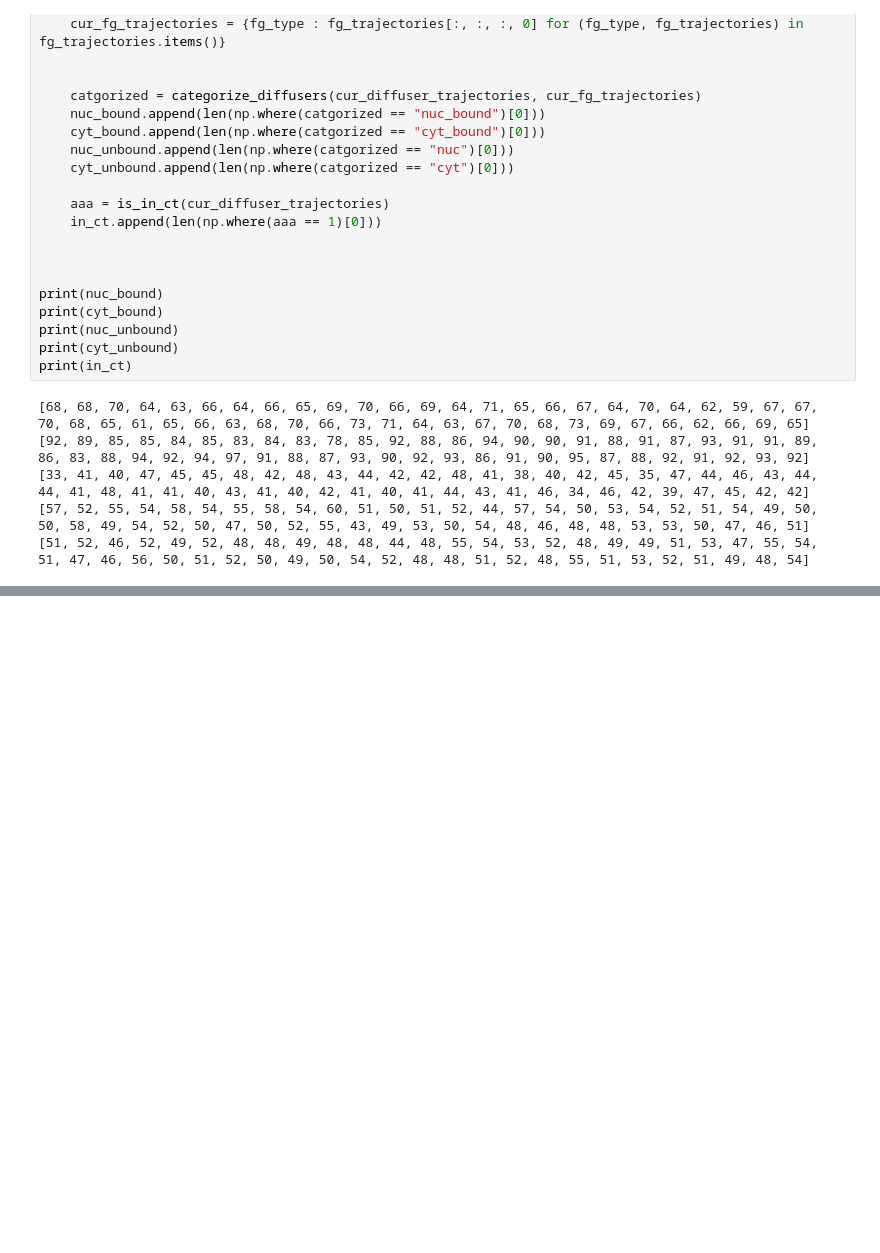
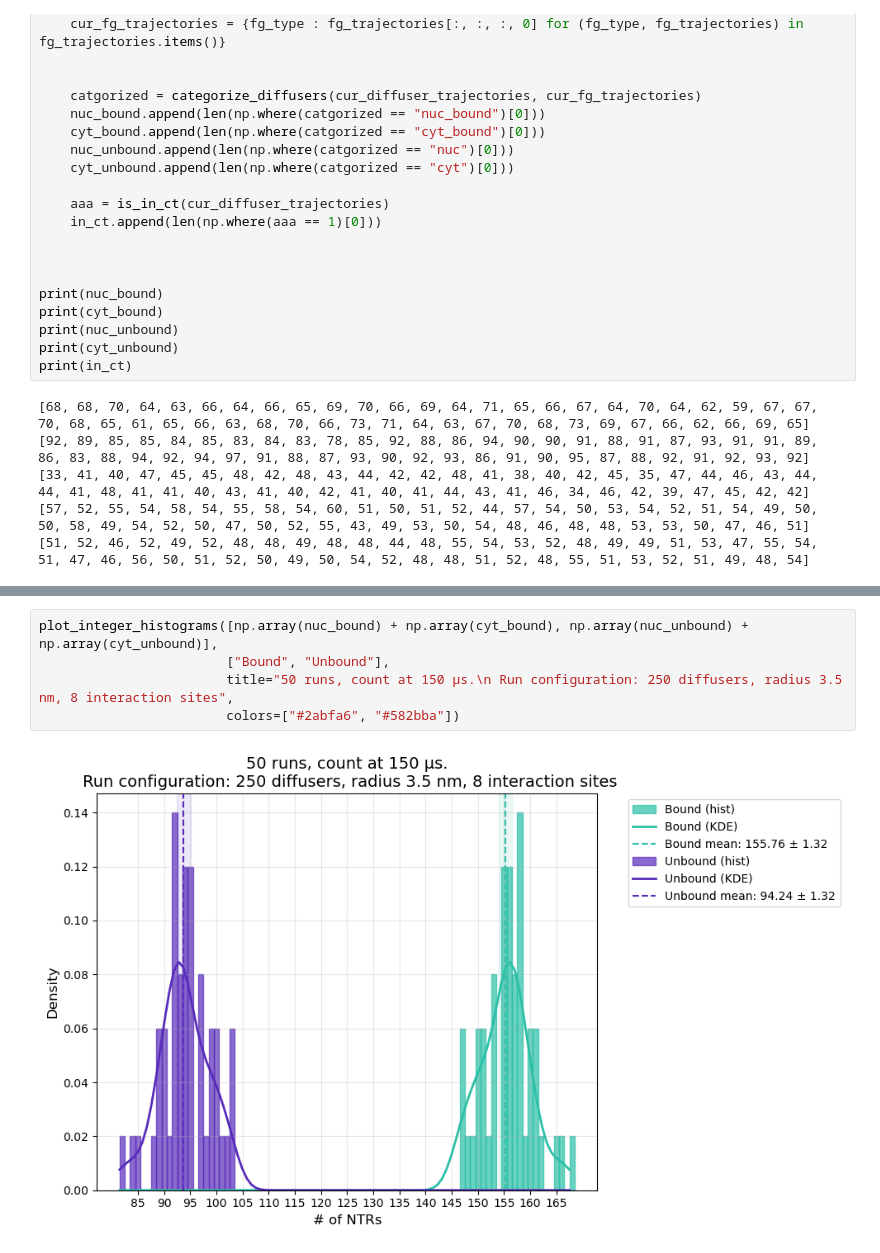
Before and after one commit to ravehlab/iMSM, a Jupyter notebook: ntr_count_stats.ipynb, the cells around one changed output, grey strips where cells are left out. Saved outputs shown, nothing was run; the diff lists cells and outputs as text; blank space fills up the shorter version.

```diff
--- a/ntr_stats_for_rod.ipynb
+++ b/ntr_count_stats.ipynb
@@ -237,3 +308,10 @@ plot_integer_histograms([nuc_bound, cyt_bound, nuc_unbound, cyt_unbound, in_ct],
 [figure]
 [figure]
 [figure]
+# %%
+plot_integer_histograms([np.array(nuc_bound) + np.array(cyt_bound), np.array(nuc_unbound) + np.array(cyt_unbound)],
+                        ["Bound", "Unbound"],
+                        title="50 runs, count at 150 μs.\n Run configuration: 250 diffusers, radius 3.5 nm, 8 interaction sites",
+                        colors=["#2abfa6", "#582bba"])
+# %% [output]
+[figure, added]
```
Also changed, not shown: parts of 5 cells of this notebook, 3 other files.
